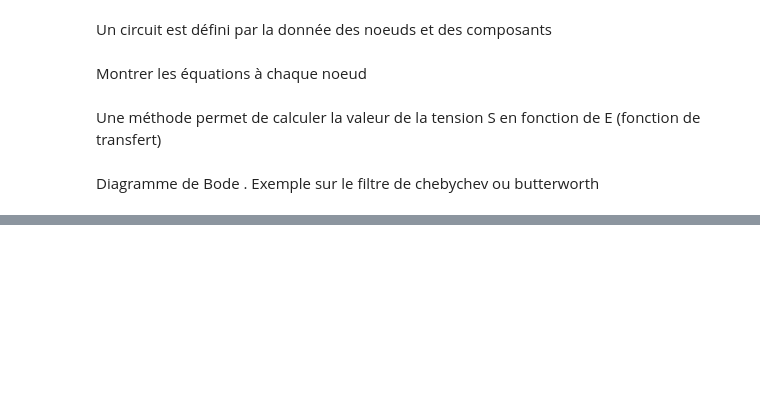
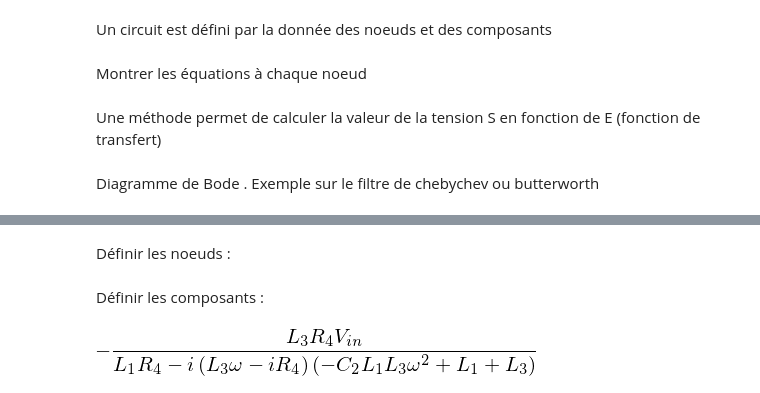
Before and after one commit to unjr/circuits, a Jupyter notebook: presentation_circuits.ipynb, the cells around one changed output, grey strips where cells are left out. Drawn from its saved outputs; the diff is of its cells as text; code cells hidden in the pictures; blank space fills up the shorter version.

```diff
--- a/presentation_circuits.ipynb
+++ b/presentation_circuits.ipynb
@@ -119,0 +104,24 @@ Diagramme de Bode . Exemple sur le filtre de chebychev ou butterworth
+# %%
+L1 = Inductance('L_1'); L3 = Inductance('L_3'); C2 = Capacite('C_2'); R4 = Resistance('R_4')
+Vin = sp.Symbol('V_{in}',real=True); Vout = sp.Symbol('V_{out}',real=True)
+# %% [markdown]
+Définir les noeuds :
+# %%
+noeud1 = Noeud(Vin, alim=True);
+noeud2 = Noeud()
+noeud3 = Noeud(Vout)
+noeud4 = Noeud(0, alim=True)
+# %% [markdown]
+Définir les composants :
+# %%
+L1 = Inductance(sp.Symbol('L_1')); L1.connect(noeud1, noeud2)
+L3 = Inductance(sp.Symbol('L_3')); L3.connect(noeud2, noeud3)
+R4 = Resistance(sp.Symbol('R_4')); R4.connect(noeud3, noeud4)
+C2 = Capacite(sp.Symbol('C_2')); C2.connect(noeud2, noeud4)
+# %%
+circuit = Circuit([noeud1,noeud2,noeud3,noeud4],[L1,L3,R4,C2])
+# %%
+solutions = circuit.solve(Vout)
+solutions
+# %% [output]
+[figure, added]
```
Also changed, not shown: parts of 14 cells of this notebook, 1 other file.
